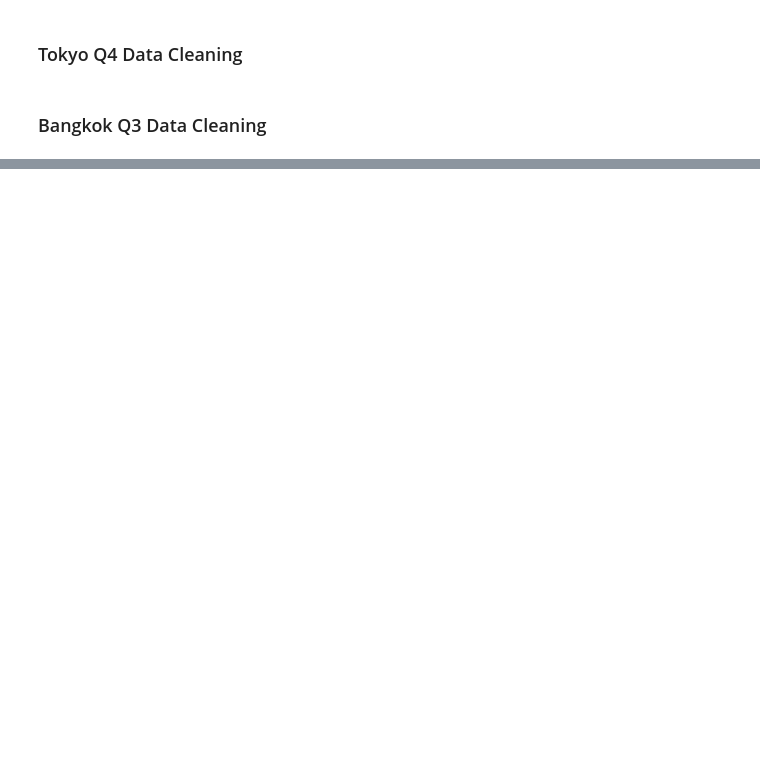
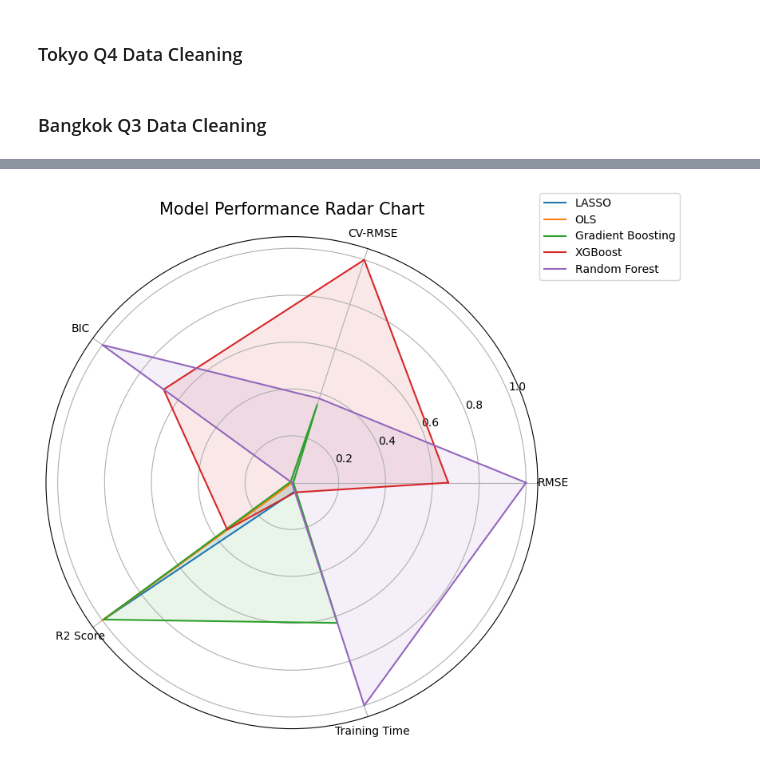
Before and after one commit to HDuo1129/Data-Analysis-3, a Jupyter notebook: Assignment 2/Assignment 2.ipynb, the cells around one changed output, grey strips where cells are left out. Saved outputs shown, nothing was run; the diff lists cells and outputs as text; code cells hidden in the pictures; blank space fills up the shorter version.

```diff
--- a/Assignment 2/Assignment 2.ipynb
+++ b/Assignment 2/Assignment 2.ipynb
@@ -217,0 +247,21 @@ print(Tokyo_Q3_cleaned.head())
+# %%
+models = {"OLS": LinearRegression(),
+          "LASSO": Lasso(alpha=0.01, max_iter=5000),
+          "Random Forest": RandomForestRegressor(n_estimators=50, random_state=42),
+          "Gradient Boosting": GradientBoostingRegressor(n_estimators=200, learning_rate=0.05, random_state=42),
+          "XGBoost": XGBRegressor(n_estimators=200, learning_rate=0.05, random_state=42)}
+# %%
+def get_rmse(actual, pred):
+    return np.sqrt(mean_squared_error(actual, pred))
+
+def get_bic(model, X, y):
+    n = len(y)
+    k = X.shape[1]
+    y_pred = model.predict(X)
+    mse = mean_squared_error(y, y_pred)
+    return n * np.log(mse) + k * np.log(n)
+
+def cross_val_rmse(model, X, y, k=5):
+    kf = KFold(n_splits=k, shuffle=True, random_state=42)
+    mse_scores = cross_val_score(model, X, y, scoring='neg_mean_squared_error', cv=kf)
+    return np.sqrt(-mse_scores.mean())
@@ -217,0 +311,26 @@ print(Tokyo_Q3_cleaned.head())
+# %%
+# Radargram Visualisation Results
+labels = ["RMSE", "CV-RMSE", "BIC", "R2 Score", "Training Time"]
+num_vars = len(labels)
+
+df_plot = results_df.copy()
+df_plot.set_index("Model", inplace=True)
+df_norm = (df_plot - df_plot.min()) / (df_plot.max() - df_plot.min())
+
+angles = np.linspace(0, 2 * np.pi, num_vars, endpoint=False).tolist()
+angles += angles[:1]
+
+fig, ax = plt.subplots(figsize=(8, 8), subplot_kw=dict(polar=True))
+for model_name, row in df_norm.iterrows():
+    values = row[labels].tolist()
+    values += values[:1]
+    ax.plot(angles, values, label=model_name)
+    ax.fill(angles, values, alpha=0.1)
+
+ax.set_xticks(angles[:-1])
+ax.set_xticklabels(labels)
+plt.title("Model Performance Radar Chart", size=15, pad=20)
+plt.legend(loc='upper right', bbox_to_anchor=(1.3, 1.1))
+plt.show()
+# %% [output]
+[figure, added]
```
Also changed, not shown: parts of 9 cells of this notebook.
